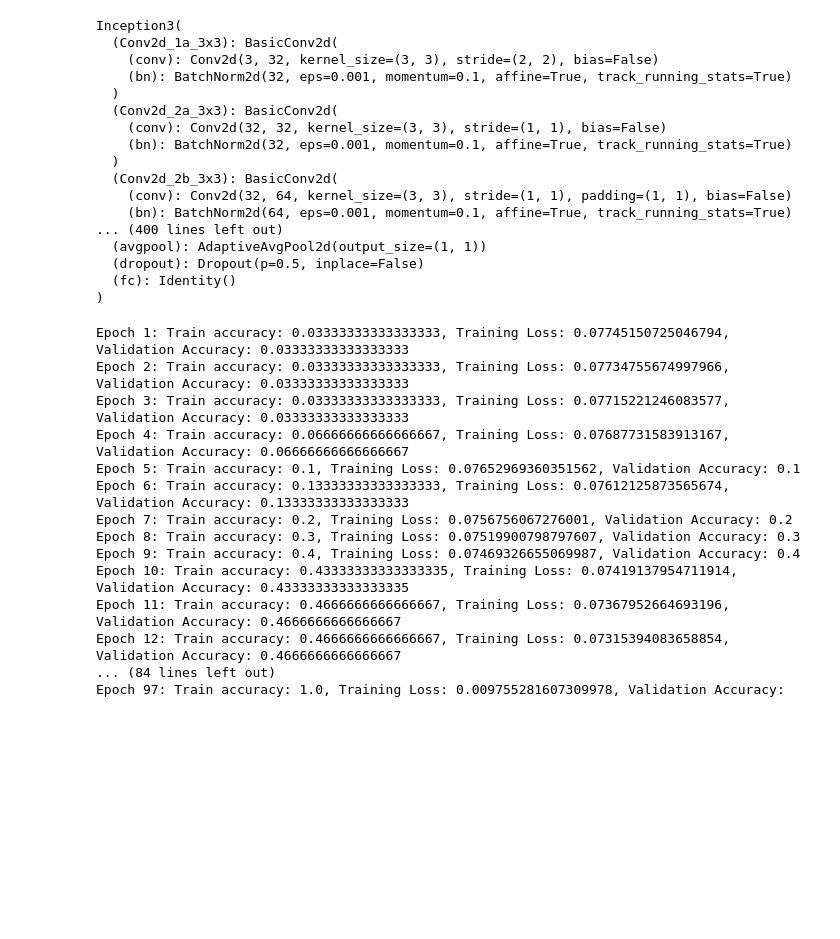
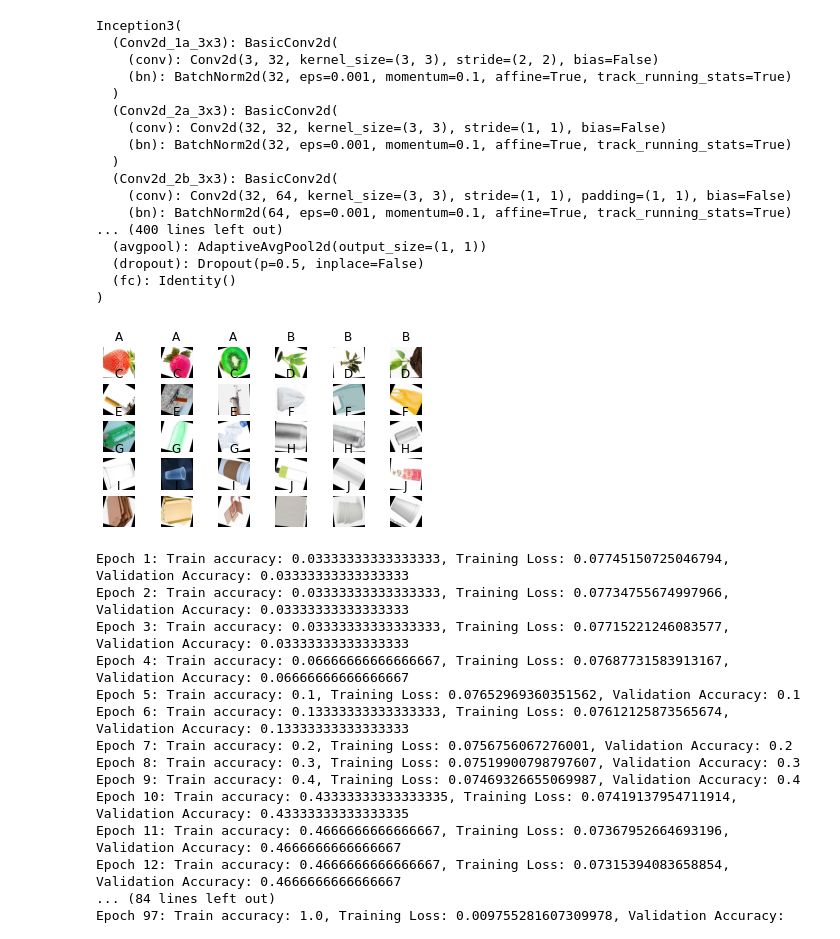
Before and after one commit to rozariot/Waste-Classification-Project, a Jupyter notebook: WasteClassificationProject.ipynb, the cells around one changed output. Cells and saved outputs as stored; diff of their text form; code cells hidden in the pictures; blank space fills up the shorter version.

Commit message:
Data aug on inception

```diff
--- a/WasteClassificationProject.ipynb
+++ b/WasteClassificationProject.ipynb
@@ -1197,7 +1213,19 @@ transformations_inception = transforms.Compose([
   transforms.ToTensor(),
   transforms.Normalize((0.5, 0.5, 0.5), (0.5, 0.5, 0.5))
 ])
-train_set_inception = torchvision.datasets.ImageFolder(train_path, transform=transformations_inception)
+
+# torch.manual_seed(1000)
+transformations_inception_augment = transforms.Compose([
+  transforms.Resize((299,299)),
+  transforms.ColorJitter(brightness=0.05, hue=.05, contrast=0.05, saturation=.05),
+  transforms.RandomHorizontalFlip(),
+  transforms.RandomVerticalFlip(),
+  transforms.RandomRotation(30, interpolation=transforms.InterpolationMode.BILINEAR),
+  transforms.ToTensor(),
+  transforms.Normalize((0.5, 0.5, 0.5), (0.5, 0.5, 0.5))
+])
+
+train_set_inception = torchvision.datasets.ImageFolder(train_path, transform=transformations_inception_augment)
 val_set_inception = torchvision.datasets.ImageFolder(val_path, transform=transformations_inception)
 test_set_inception = torchvision.datasets.ImageFolder(test_path, transform=transformations_inception)
 tiny_set_inception = torchvision.datasets.ImageFolder(tiny_path, transform=transformations_inception)
@@ -1225,2 +1256,30 @@ Inception3(
+# %%
+def view_images(dataset):
+  loader = torch.utils.data.DataLoader(dataset, batch_size=1, num_workers=1)
+  k = 0
+  classes = ["A", "B", "C", "D", "E", "F", "G", "H", "I", "J"]
+  current_label_ind = 0
+  for images, label in loader:
+      if (classes[current_label_ind] == classes[label[0]]):
+          # since batch_size = 1, there is only 1 image in `images`
+          image = images[0]
+          # place the colour channel at the end, instead of at the beginning
+          img = np.transpose(image)
+          # normalize pixel intensity values to [0, 1]
+          img = img / 2 + 0.5
+          plt.subplot(6, 6, k+1)
+          plt.axis('off')
+          plt.title(classes[label[0]])
+          plt.imshow(img)
+
+          k += 1
+          if k % 3 == 0:
+            current_label_ind += 1
+            if (current_label_ind == 10):
+                break
+
+view_images(train_set_inception)
+# %% [output]
+[figure, added]
 # %%
 # save inception features
```
Also changed, not shown: parts of 15 cells of this notebook.
